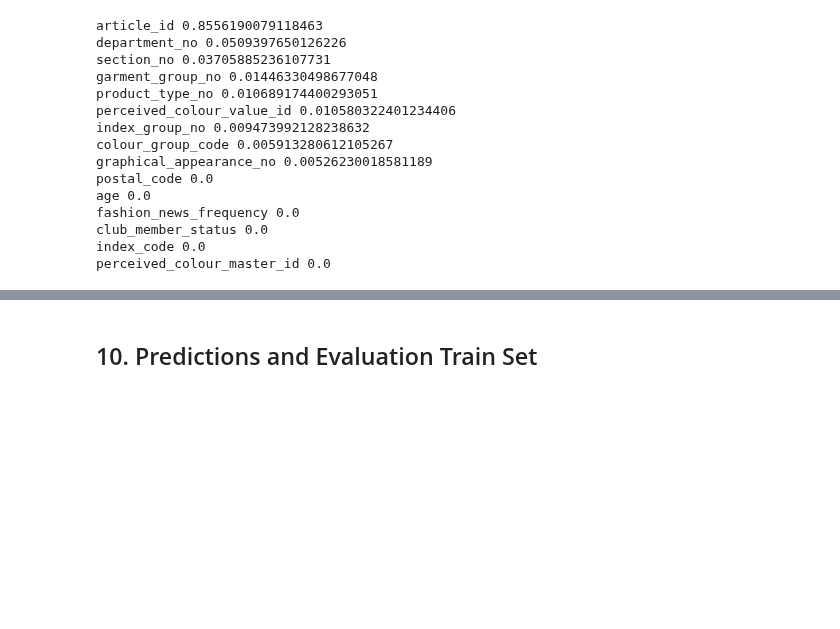
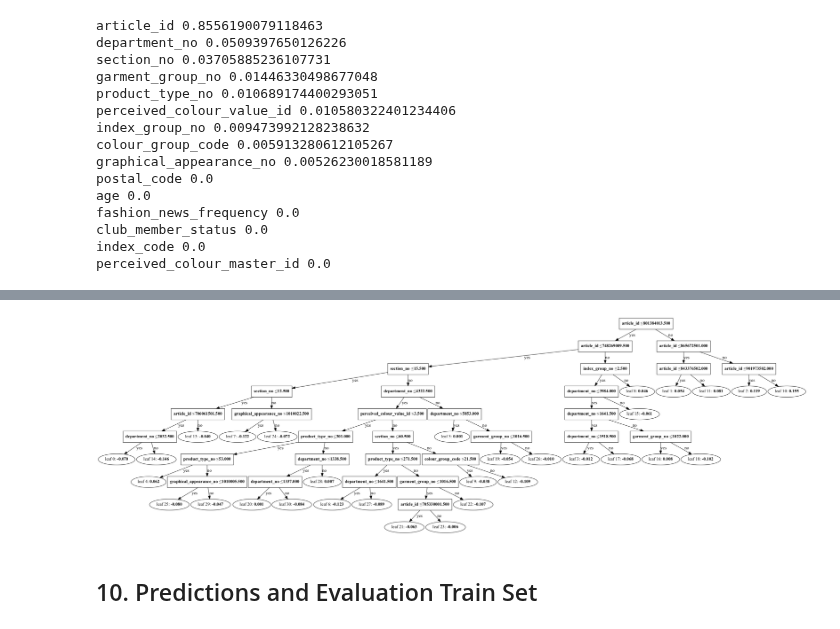
Before and after one commit to msmillan7/Kaggle_Competition-HM_Recommender_System, a Jupyter notebook: 03_ranking.ipynb, the cells around one changed output, grey strips where cells are left out. Cells and saved outputs as stored; diff of their text form; code cells hidden in the pictures; blank space fills up the shorter version.

```diff
--- a/03_ranking.ipynb
+++ b/03_ranking.ipynb
@@ -437,0 +448,5 @@ Text(0.5, 1.0, 'LGBM Model Feature Importance')
+# %%
+lgb.plot_tree(ranker, figsize = (100, 100), orientation = "vertical")
+plt.savefig("lgbm_tree.jpg")
+# %% [output]
+[figure, added]
```
Also changed, not shown: parts of 7 cells of this notebook.
